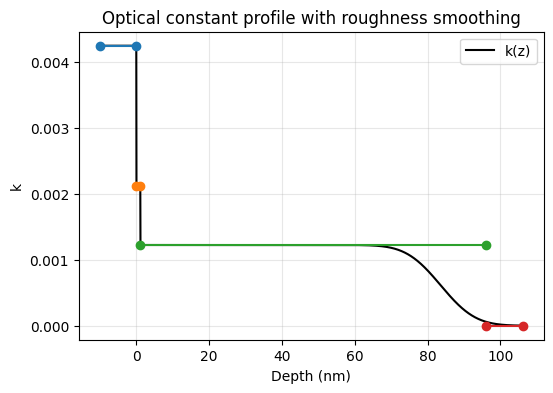
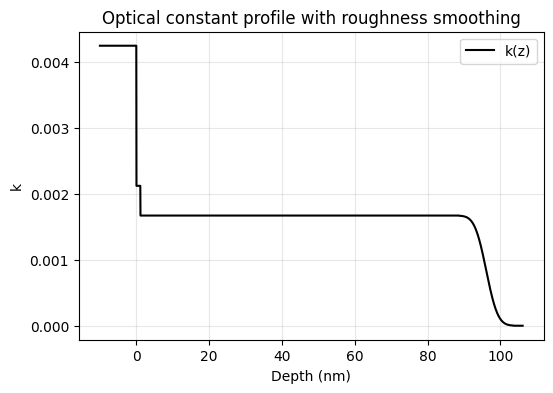
The change to this notebook cell's code, shown as a diff; its figure went from the first image to the second:
--- before
+++ after
@@ -1,10 +1,12 @@
-z_k, k_smooth = smooth_profile(thickness, k_oc, roughness)
+z, n_profile, k_profile = build_optical_profile(layers, target_energy_index=0,
+                          offset_substrate=10, offset_vacuum=10,
+                          resolution=0.01)
 
 plt.figure(figsize=(6,4))
-plt.plot(z_k, k_smooth, '-k', label='k(z)')
-for i,k in enumerate(k_oc):
-    x = thickness[i:i+2]
-    y = [k,k]
-    plt.plot(x,y,marker='o')
+plt.plot(z, k_profile, '-k', label='k(z)')
+#for i,k in enumerate(k_oc):
+#    x = thickness[i:i+2]
+#    y = [k,k]
+#    plt.plot(x,y,marker='o')
 plt.xlabel("Depth (nm)")
 plt.ylabel("k")

Commit: add MCMC notebook